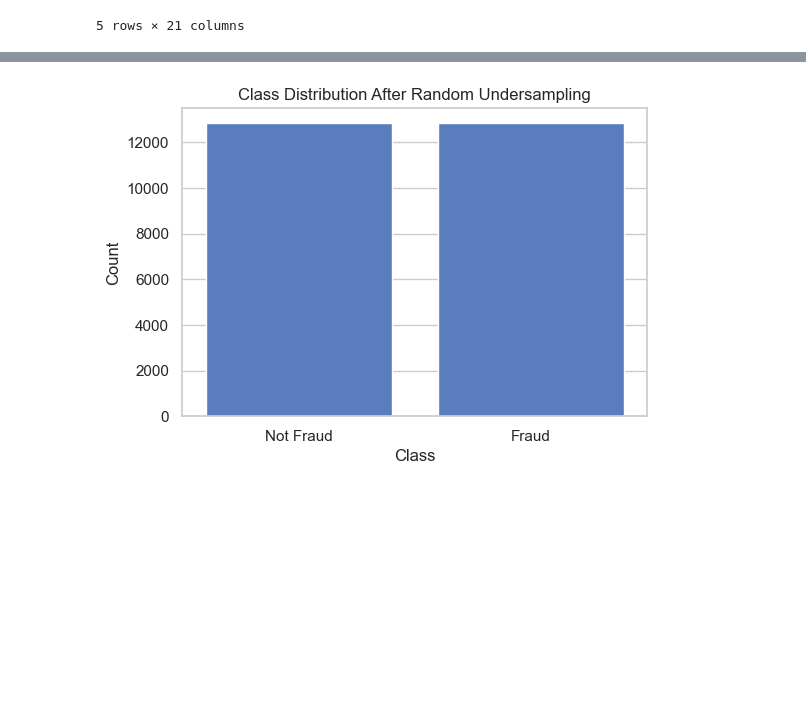
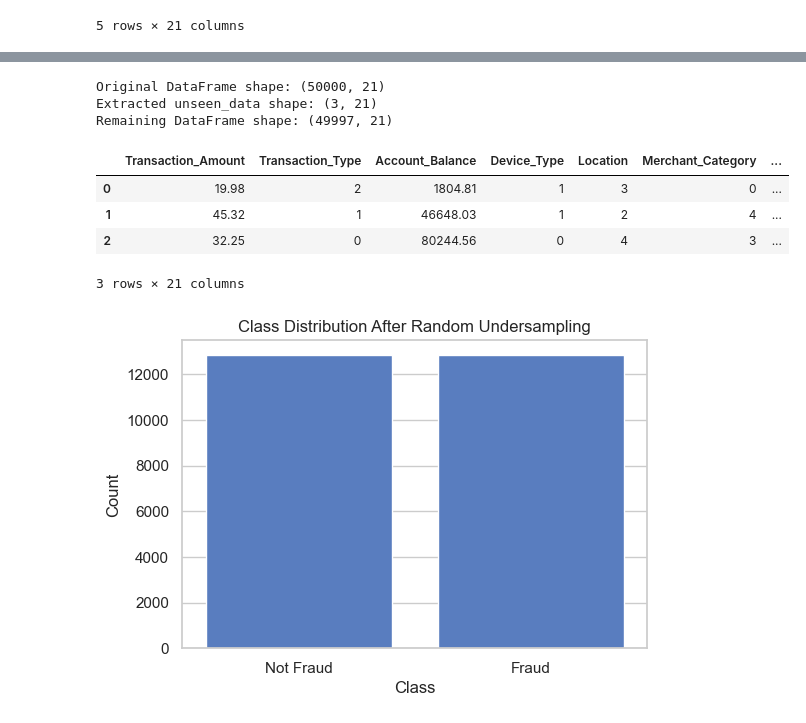
Before and after one commit to katsura919/Elective2-FinalProject, a Jupyter notebook: fraud.ipynb, the cells around one changed output, grey strips where cells are left out. Drawn from its saved outputs; the diff is of its cells as text; code cells hidden in the pictures; blank space fills up the shorter version.

```diff
--- a/fraud.ipynb
+++ b/fraud.ipynb
@@ -115 +114,32 @@ plt.show()
+# %%
+# Handle categorical variables
+cat_cols = ['Transaction_Type', 'Device_Type', 'Location',
+            'Merchant_Category', 'Card_Type', 'Authentication_Method']
+le = LabelEncoder()
+for col in cat_cols:
+    df[col] = le.fit_transform(df[col])
+
+# Print original shape
+print("Original DataFrame shape:", df.shape)
+
+# Extract 3 random rows for unseen_data and remove them from df
+unseen_data = df.sample(n=3, random_state=42)
+print("Extracted unseen_data shape:", unseen_data.shape)
+
+df = df.drop(unseen_data.index).reset_index(drop=True)
+unseen_data = unseen_data.reset_index(drop=True)
+
+# Print shape after removal
+print("Remaining DataFrame shape:", df.shape)
+
+unseen_data.head()
+# %% [output]
+Original DataFrame shape: (50000, 21)
+Extracted unseen_data shape: (3, 21)
+Remaining DataFrame shape: (49997, 21)
+|  | Transaction_Amount | Transaction_Type | Account_Balance | Device_Type | Location | Merchant_Category | ... |
+| 0 | 19.98 | 2 | 1804.81 | 1 | 3 | 0 | ... |
+| 1 | 45.32 | 1 | 46648.03 | 1 | 2 | 4 | ... |
+| 2 | 32.25 | 0 | 80244.56 | 0 | 4 | 3 | ... |
+3 rows × 21 columns
 # %%
```
Also changed, not shown: parts of 5 cells of this notebook.
